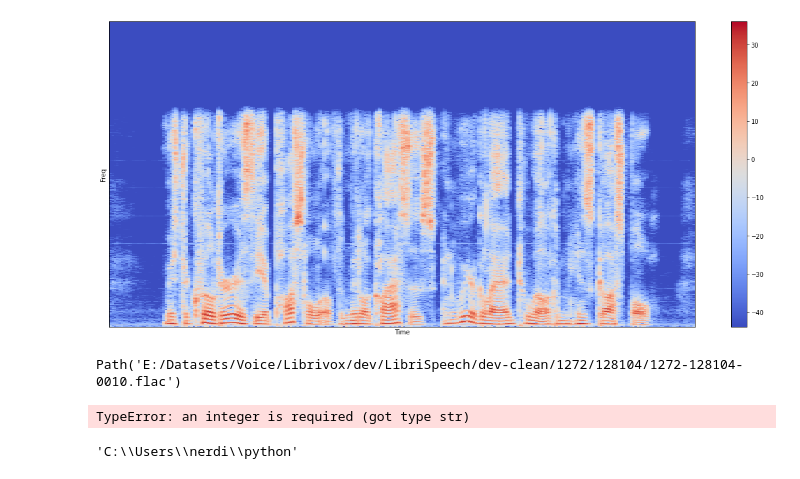
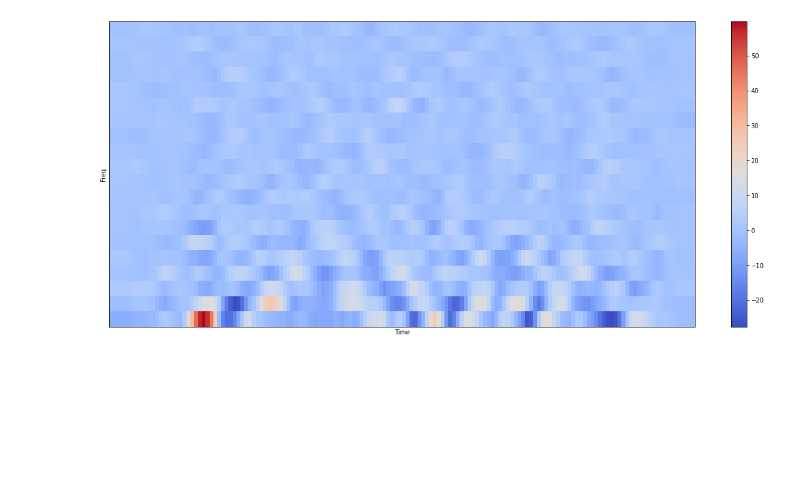
Before and after one commit to Majkil/Artefact, a Jupyter notebook: testing Sequence.ipynb, the cells around one changed output. Drawn from its saved outputs; the diff is of its cells as text; code cells hidden in the pictures; blank space fills up the shorter version.

```diff
--- a/testing Sequence.ipynb
+++ b/testing Sequence.ipynb
@@ -60,0 +52,7 @@ ipd.Audio(split[3],rate=sr)
+# %%
+a = librosa.amplitude_to_db(clip)
+print(a)
+f= librosa.frequency_weighting(clip)
+print(f)
+s = np.c_[a,f]
+print(s)
@@ -60,0 +69,4 @@ ipd.Audio(split[3],rate=sr)
+# %%
+y, sr = librosa.load(faia[100])
+y_trim = librosa.effects.remix(y, intervals=librosa.effects.split(y))
+mfcc = librosa.feature.mfcc(y=y_trim, sr=sr)
@@ -60,0 +98,12 @@ ipd.Audio(split[3],rate=sr)
+# %%
+#create expectation model
+EM = GaussianMixture(n_components=2, random_state=0,n_init=2)
+for x in faia[1:10]:
+    clip,sr= librosa.load(x)
+    a = librosa.amplitude_to_db(clip)
+    f= librosa.frequency_weighting(clip)
+    s = np.c_[a,f]
+    mfcc = librosa.feature.mfcc(clip)
+    #features =librosa.feature.mfcc(clip,n_mfcc=2)
+    #mfccswapped = np.swapaxes(features,0,1)
+    EM.fit(mfcc)
@@ -60,0 +151,6 @@ ipd.Audio(split[3],rate=sr)
+# %%
+clip,sr= librosa.load(faia[1500])
+features =librosa.feature.mfcc(clip,n_mfcc=2)
+mfccswapped = np.swapaxes(features,0,1)
+
+x = EM.predict(mfccswapped)
@@ -175,9 +225,9 @@ array([[1.7827162e-01, 9.0807214e-02, 1.9650411e-02, ..., 6.1612360e-02,
 # %%
 plt.figure(figsize=(21,9))
-librosa.display.specshow(log_spectogram)
+librosa.display.specshow(delta_mfcc)
 plt.xlabel("Time")
 plt.ylabel("Freq")
 plt.colorbar()
 plt.show()
 # %% [output]
-[figure, old version]
+[figure, new version]
@@ -201,4 +233,0 @@ class label:
-# %%
-faia[10]
-# %% [output]
-Path('E:/Datasets/Voice/Librivox/dev/LibriSpeech/dev-clean/1272/128104/1272-128104-0010.flac')
@@ -208,9 +233,0 @@ from pydub.silence import split_on_silence
-# %%
-audio_clip = os.read(str(faia[10]),"r")
-# %% [output]
-TypeError: an integer is required (got type str)
-# %%
-str(faia[0])
-os.getcwd()
-# %% [output]
-'C:\\Users\\nerdi\\python'
```
Also changed, not shown: parts of 52 cells of this notebook, 10 other files.
